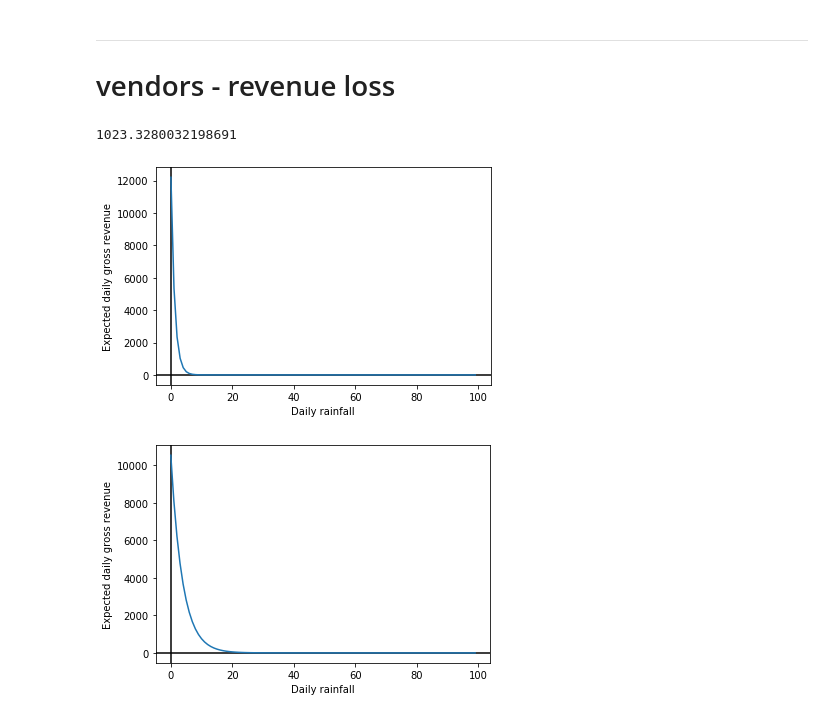
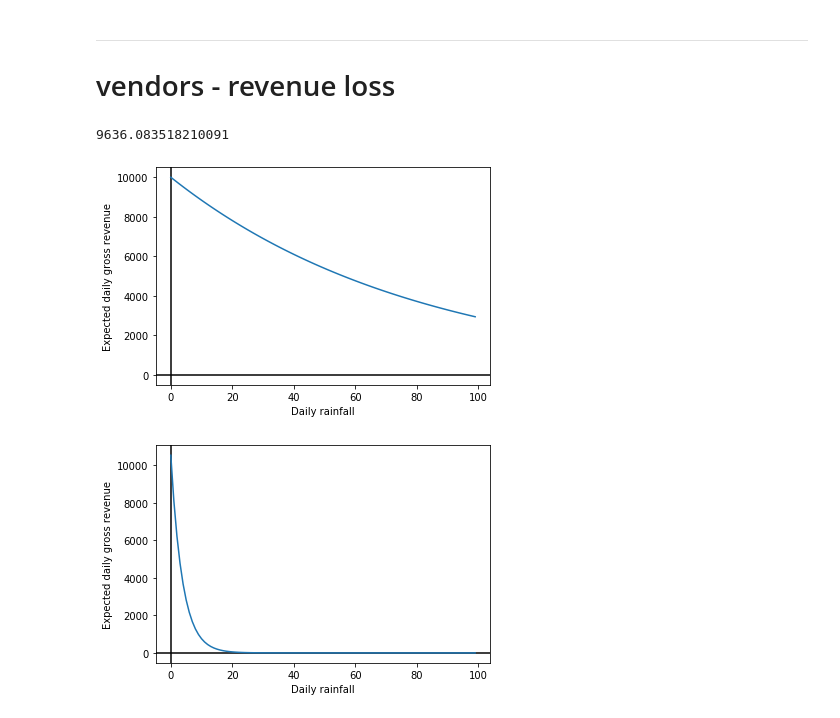
Before and after one commit to joyjixu/bev-state-fairs, a Jupyter notebook: state_fair_pilot_v6.ipynb, the cells around one changed output. Drawn from its saved outputs; the diff is of its cells as text; code cells hidden in the pictures.

```diff
--- a/state_fair_pilot_v6.ipynb
+++ b/state_fair_pilot_v6.ipynb
@@ -261,5 +262,5 @@ def preprocess_state_df(df):
     q_low = df["attendance"].quantile(0.0)
     q_hi  = df["attendance"].quantile(1)
     df_filtered = df[(df["attendance"] < q_hi) & (df["attendance"] > q_low)]
-    return df_filtered
+    return df_filtered, scaler_prec, scaler_att
 # %%
@@ -287,7 +288,7 @@ Try using .loc[row_indexer,col_indexer] = value instead
 
 See the caveats in the documentation: https://pandas.pydata.org/pandas-docs/stable/user_guide/indexing.html#returning-a-view-versus-a-copy
 # %%
-TX_df_scaled = preprocess_state_df(TX_df)
+TX_df_scaled, TX_scaler_prec, TX_scaler_att = preprocess_state_df(TX_df)
 px.scatter(TX_df_scaled, x='scaled_prec',y='scaled_att')
 px.scatter(TX_df_scaled, x='prec',y='attendance')
 # %% [output]
@@ -372,15 +374,31 @@ def adjust_vendor_revenue(df,precipitation, gross_revenue, popt):
     new_revenue = sf*gross_revenue+gross_revenue
 
     return (new_revenue)
+# %%
+def adjust_vendor_revenue(df,precipitation, gross_revenue, popt, scaler_prec):
+    # gross revenue per day
+    # optimised_curve_fit
+    # how many more or less people than average, assuming an average attendance gives the same revenue
+
+    #scaled_avg_attendance = df['scaled_att'].mean()
+
+    scaled_prec = scaler_prec.transform(np.array(precipitation).reshape(-1, 1))
+    no_rain_att =  func(0, popt[0],popt[1],popt[2]) #returns scaled attendance no rain
+    y_pred = func(scaled_prec[0,0], popt[0],popt[1],popt[2]) #returns scaled attendance with rain
+    sf = (y_pred)/no_rain_att
+
+    new_revenue = sf*gross_revenue
+
+    return (new_revenue)
 # %%
-adjust_vendor_revenue(TX_df_scaled, 3,10000, popt_TX)
+adjust_vendor_revenue(TX_df_scaled, 3,10000, popt_TX, TX_scaler_prec)
 # %% [output]
-1023.3280032198691
+9636.083518210091
 # %%
-def plot_adj_rev(scaled_df, popt):
+def plot_adj_rev(scaled_df, popt, scaler_prec):
     adj_rev = []
     for i in range(100):
-        adj_rev.append(adjust_vendor_revenue(scaled_df, i,10000, popt))
+        adj_rev.append(adjust_vendor_revenue(scaled_df, i,10000, popt, scaler_prec))
 
     fig, ax = plt.subplots()
 
@@ -393,9 +411,9 @@ def plot_adj_rev(scaled_df, popt):
 
     ax.plot(list(range(100)), adj_rev)
 # %%
-plot_adj_rev(TX_df_scaled, popt_TX)
+plot_adj_rev(TX_df_scaled, popt_TX,TX_scaler_prec)
 # %% [output]
-[figure, old version]
+[figure, new version]
 # %%
 plot_adj_rev(NY_df_scaled, popt_NY)
 # %% [output]
```
Also changed, not shown: parts of 4 cells of this notebook, 2 other files.
